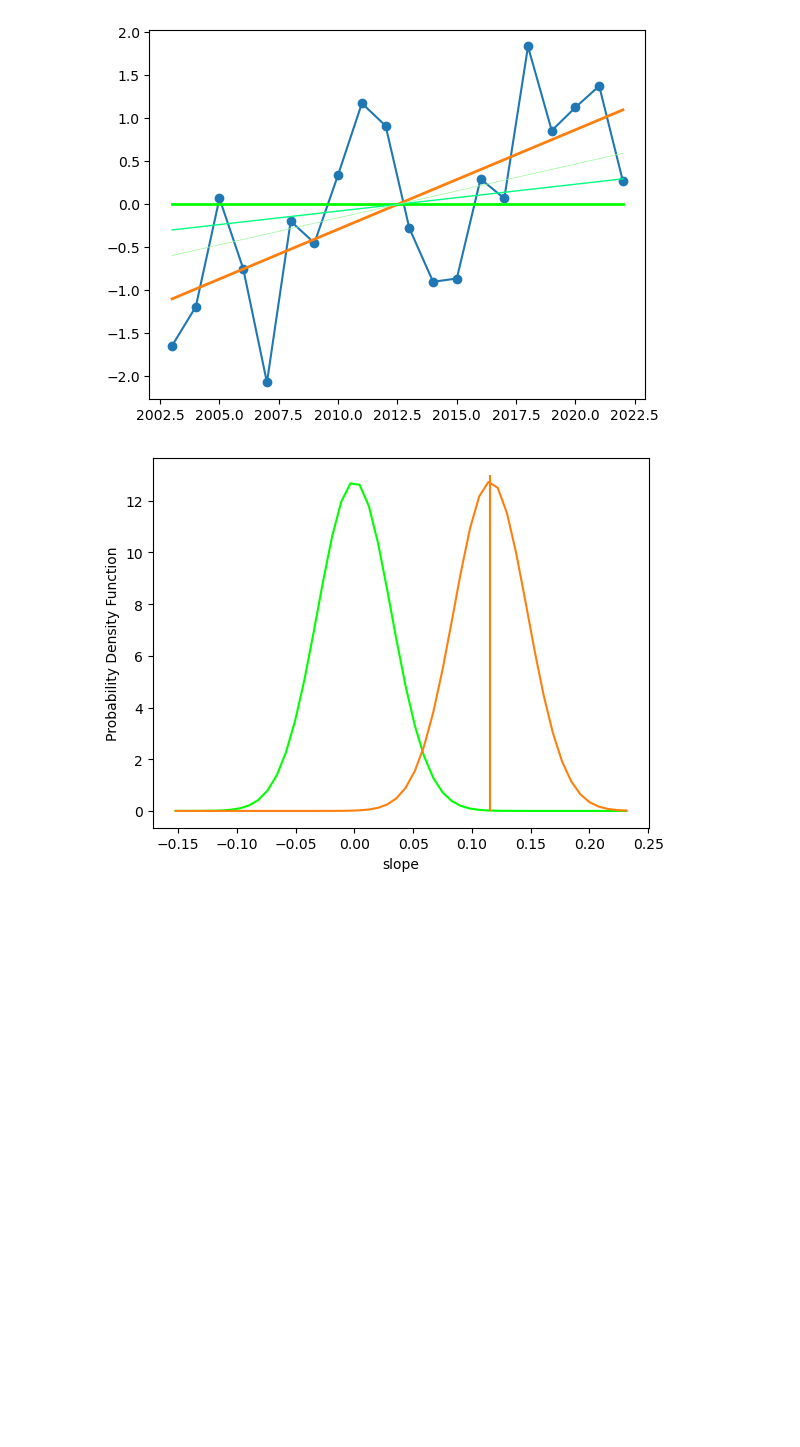
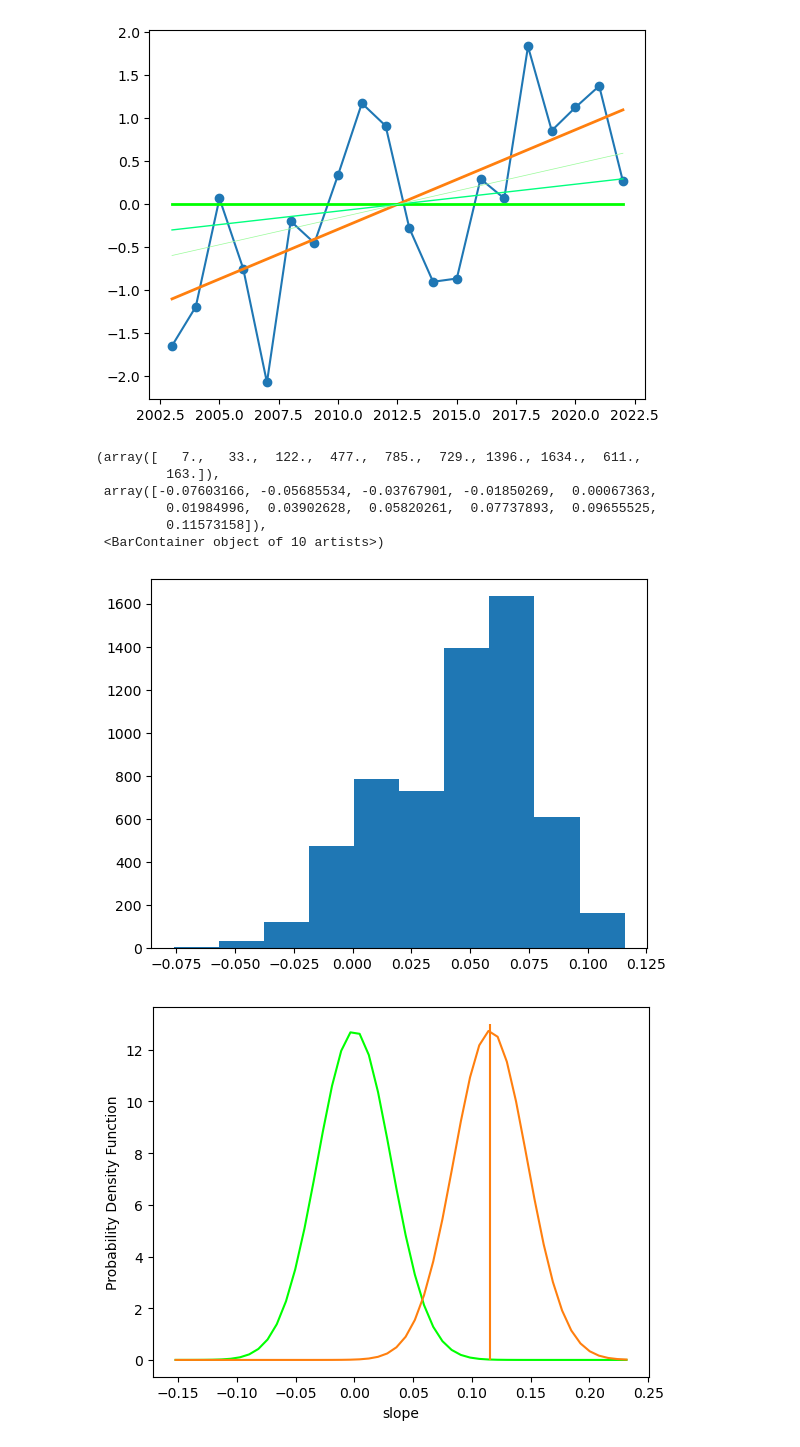
Before and after one commit to reint-fischer/Climate-Demo-Notebooks, a Jupyter notebook: Field-Significance.ipynb, the cells around one changed output. Cells and saved outputs as stored; diff of their text form; code cells hidden in the pictures; blank space fills up the shorter version.

```diff
--- a/Field-Significance.ipynb
+++ b/Field-Significance.ipynb
@@ -141,6 +185,16 @@ plt.plot(x,2*std_errs[maxid]*x-np.mean(2*std_errs[maxid]*x),color='palegreen',li
 # %% [output]
 [<matplotlib.lines.Line2D at 0x...>]
 [figure]
+# %%
+plt.hist(slopes[~np.isnan(slopes)])
+# %% [output]
+(array([   7.,   33.,  122.,  477.,  785.,  729., 1396., 1634.,  611.,
+         163.]),
+ array([-0.07603166, -0.05685534, -0.03767901, -0.01850269,  0.00067363,
+         0.01984996,  0.03902628,  0.05820261,  0.07737893,  0.09655525,
+         0.11573158]),
+ <BarContainer object of 10 artists>)
+[figure, added]
 # %%
 x_slopes=np.linspace(2*slopes[minid],2*slopes[maxid])
 y_ho=stats.norm.pdf(x_slopes, loc=0, scale=std_errs[maxid])
```
Also changed, not shown: parts of 14 cells of this notebook.
